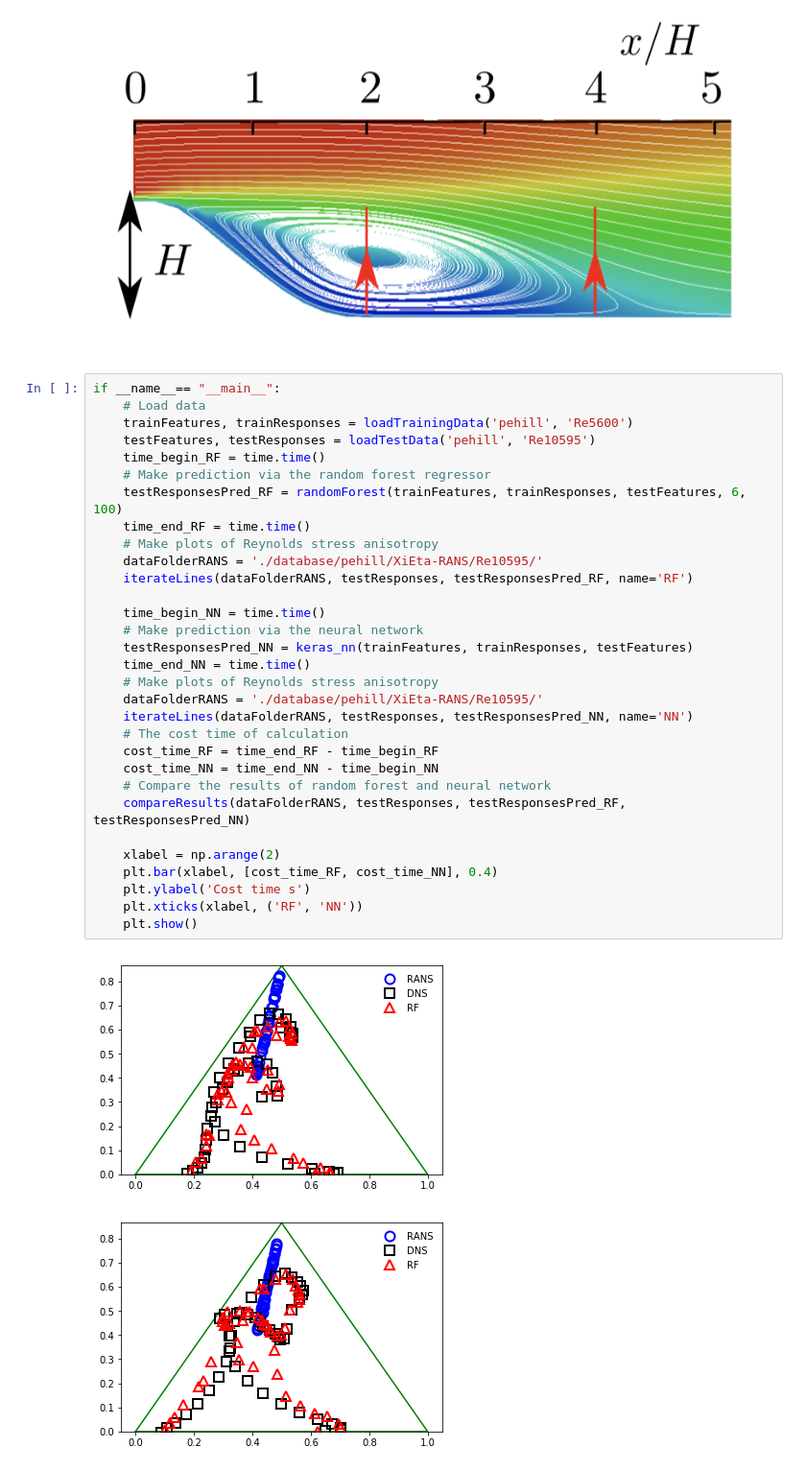
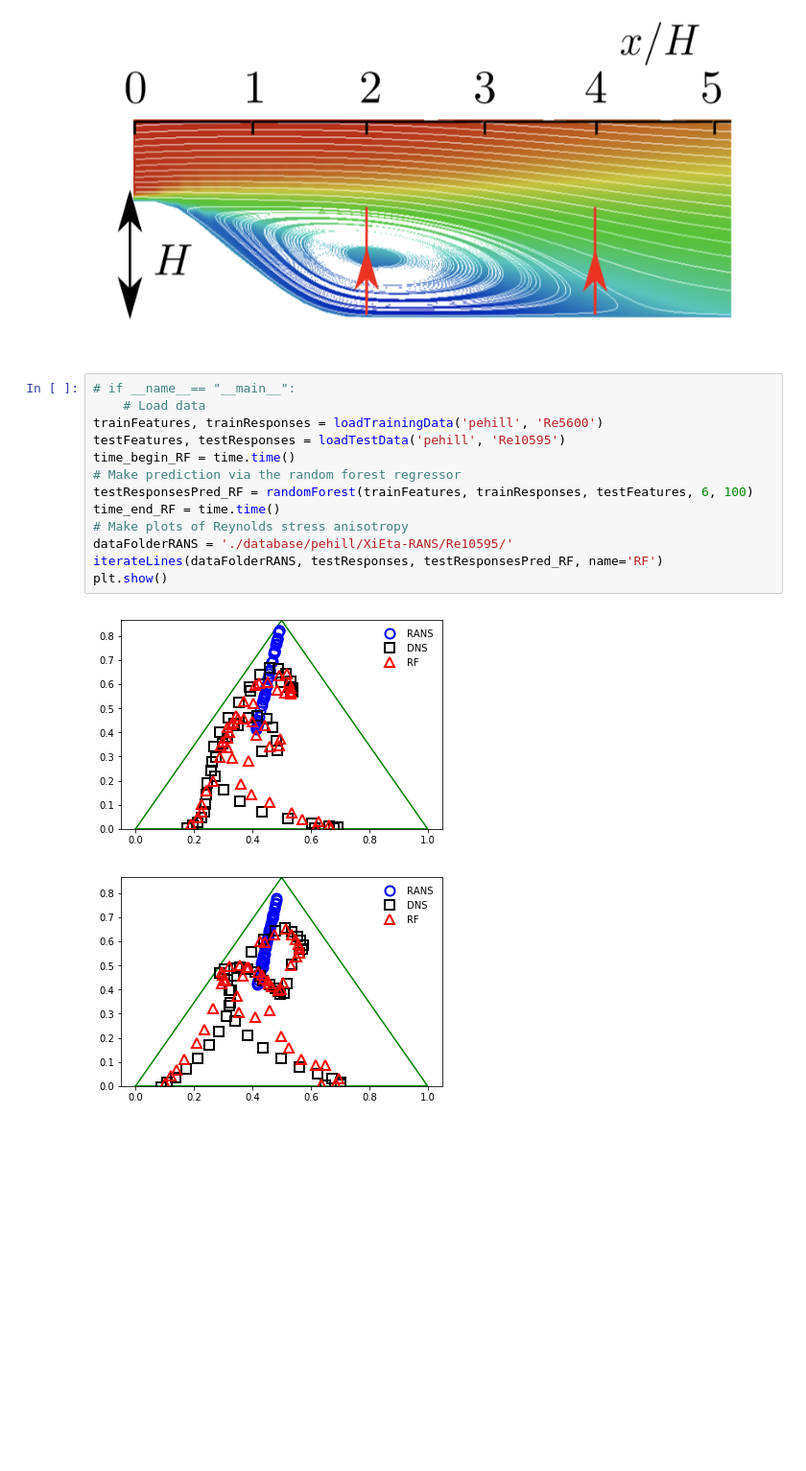
Before and after one commit to xiaoh/turbulence-modeling-PIML, a Jupyter notebook: regressionSolver.ipynb, the cells around one changed output. Shown at 96% size. Drawn from its saved outputs; the diff is of its cells as text; blank space fills up the shorter version.

Commit message:
splitted cells in jupyter notebook for clarity; reduced epochs to reduce comp. cost

```diff
--- a/regressionSolver.ipynb
+++ b/regressionSolver.ipynb
@@ -192,36 +192,18 @@ Image(filename='figs/locations.png')
 # %% [output]
 [figure]
 # %%
-if __name__== "__main__":
+# if __name__== "__main__":
     # Load data
-    trainFeatures, trainResponses = loadTrainingData('pehill', 'Re5600')
-    testFeatures, testResponses = loadTestData('pehill', 'Re10595')
-    time_begin_RF = time.time()
-    # Make prediction via the random forest regressor
-    testResponsesPred_RF = randomForest(trainFeatures, trainResponses, testFeatures, 6, 100)
-    time_end_RF = time.time()
-    # Make plots of Reynolds stress anisotropy
-    dataFolderRANS = './database/pehill/XiEta-RANS/Re10595/'
-    iterateLines(dataFolderRANS, testResponses, testResponsesPred_RF, name='RF')
-
-    time_begin_NN = time.time()
-    # Make prediction via the neural network
-    testResponsesPred_NN = keras_nn(trainFeatures, trainResponses, testFeatures)
-    time_end_NN = time.time()
-    # Make plots of Reynolds stress anisotropy
-    dataFolderRANS = './database/pehill/XiEta-RANS/Re10595/'
-    iterateLines(dataFolderRANS, testResponses, testResponsesPred_NN, name='NN')
-    # The cost time of calculation
-    cost_time_RF = time_end_RF - time_begin_RF
-    cost_time_NN = time_end_NN - time_begin_NN
-    # Compare the results of random forest and neural network
-    compareResults(dataFolderRANS, testResponses, testResponsesPred_RF, testResponsesPred_NN)
-
-    xlabel = np.arange(2)
-    plt.bar(xlabel, [cost_time_RF, cost_time_NN], 0.4)
-    plt.ylabel('Cost time s')
-    plt.xticks(xlabel, ('RF', 'NN'))
-    plt.show()
+trainFeatures, trainResponses = loadTrainingData('pehill', 'Re5600')
+testFeatures, testResponses = loadTestData('pehill', 'Re10595')
+time_begin_RF = time.time()
+# Make prediction via the random forest regressor
+testResponsesPred_RF = randomForest(trainFeatures, trainResponses, testFeatures, 6, 100)
+time_end_RF = time.time()
+# Make plots of Reynolds stress anisotropy
+dataFolderRANS = './database/pehill/XiEta-RANS/Re10595/'
+iterateLines(dataFolderRANS, testResponses, testResponsesPred_RF, name='RF')
+plt.show()
 # %% [output]
-[figure, old version]
+[figure, new version]
-[figure, old version]
+[figure, new version]
```
Also changed, not shown: parts of 9 cells of this notebook, 2 other files.
